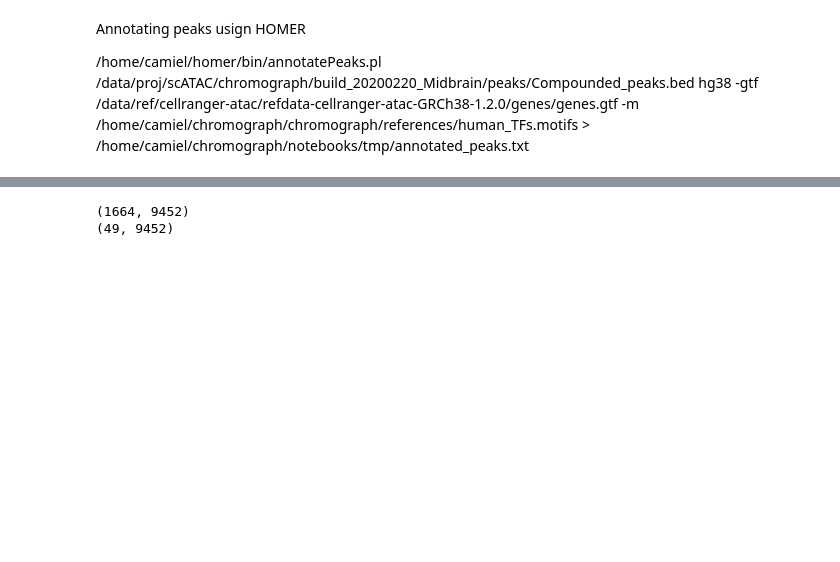
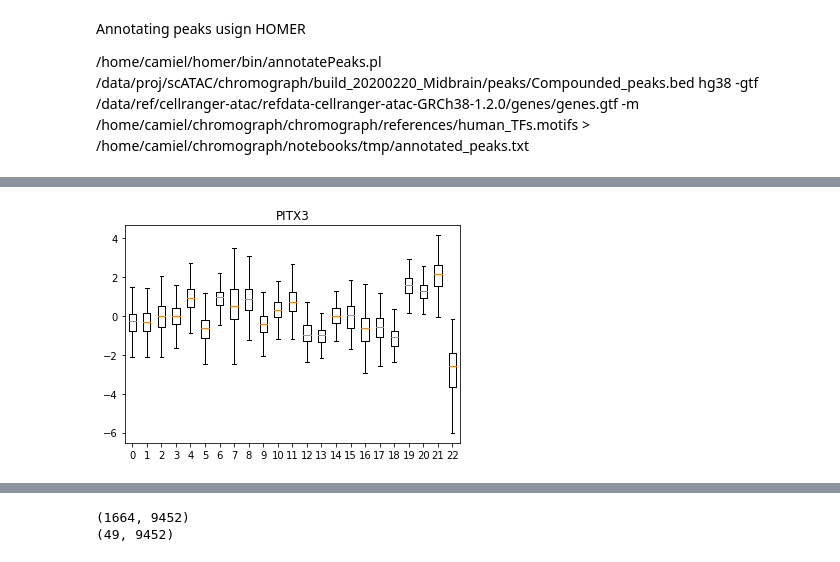
Before and after one commit to linnarsson-lab/chromograph, a Jupyter notebook: notebooks/Motif_analysis.ipynb, the cells around one changed output, grey strips where cells are left out. Cells and saved outputs as stored; diff of their text form; code cells hidden in the pictures; blank space fills up the shorter version.

```diff
--- a/notebooks/Motif_analysis.ipynb
+++ b/notebooks/Motif_analysis.ipynb
@@ -558,0 +759,13 @@ array([  1664,     49,  26269,      5, 186813,      0,    414,   1565,
+# %%
+from diffxpy.api import test
+with loompy.connect('/data/proj/scATAC/chromograph/build_20200220_Midbrain/Midbrain_motif.loom') as ds:
+    stats = test.versus_rest(
+        data=ds['MMP'][:,:].T,
+        grouping=ds.ca['Clusters'],
+        gene_names=ds.ra.Gene,
+        test='t-test',
+#         noise_model='nb',
+        sample_description=ds.ca.CellID,
+        pval_correction='by_test'
+    )
+stats
@@ -558,0 +774,12 @@ array([  1664,     49,  26269,      5, 186813,      0,    414,   1565,
+# %%
+with loompy.connect('/data/proj/scATAC/chromograph/build_20200220_Midbrain/Midbrain_motif.loom') as ds:
+    stats = test.versus_rest(
+        data=ds[''][:,:].T,
+        grouping=ds.ca['Clusters'],
+        gene_names=ds.ra.Gene,
+        size_factors=ds.ca.NPeaks,
+        test='rank',
+        noise_model='nb',
+        sample_description=ds.ca.CellID,
+        pval_correction='by_test'
+    )
@@ -558,0 +848,11 @@ array([  1664,     49,  26269,      5, 186813,      0,    414,   1565,
+# %%
+with loompy.connect('/data/proj/scATAC/chromograph/build_20200220_Midbrain/Midbrain_motif.loom') as ds:
+    gene = 'PITX3'
+    v = ds['MZ'][np.where(ds.ra['Gene']==gene)[0][0],:]
+    labels = np.unique(ds.ca['Clusters'])
+    boxes = [v[np.where(ds.ca['Clusters'] == x)] for x in labels]
+
+    plt.boxplot(boxes, labels=labels, showfliers=False)
+    plt.title(gene)
+# %% [output]
+[figure, added]
```
Also changed, not shown: parts of 22 cells of this notebook, 2 other files.
